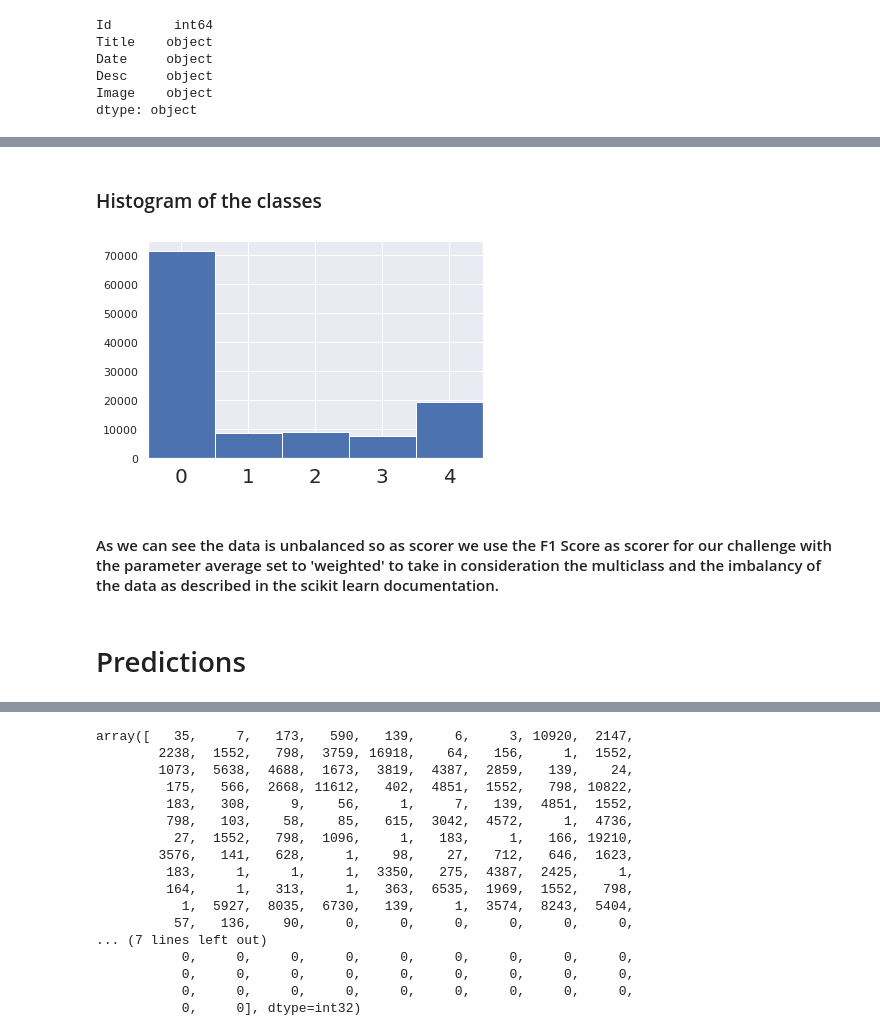
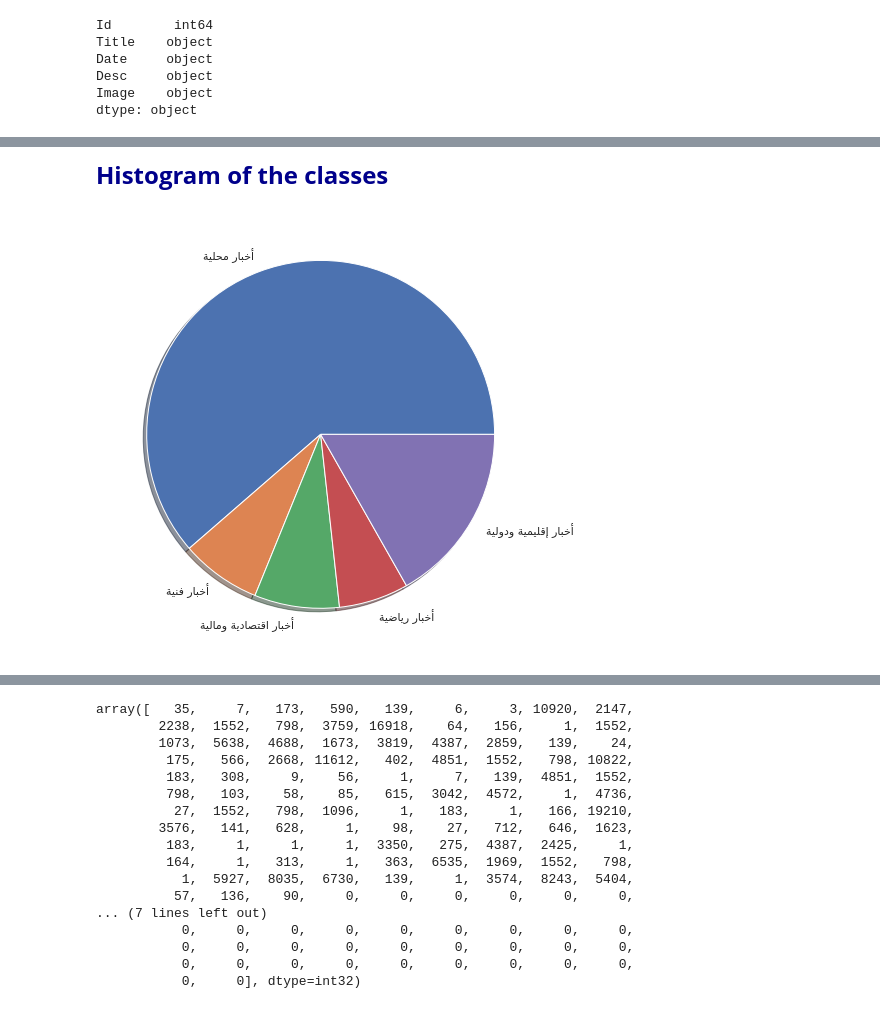
Before and after one commit to hadi-abdine/ArabicNewsCategoryPrediction, a Jupyter notebook: ArabicNewsCategoryPrediction_starting_kit.ipynb, the cells around one changed output, grey strips where cells are left out. Saved outputs shown, nothing was run; the diff lists cells and outputs as text; code cells hidden in the pictures.

```diff
--- a/ArabicNewsCategoryPrediction_starting_kit.ipynb
+++ b/ArabicNewsCategoryPrediction_starting_kit.ipynb
@@ -179,20 +267,15 @@ X_df.describe(include='all')
 | 75% | 1.461524e+06 | NaN | NaN | NaN | NaN |
 | max | 1.560310e+06 | NaN | NaN | NaN | NaN |
 # %% [markdown]
-### Histogram of the classes
+<b><font size="5" color="DarkBlue" face="Courier New">Histogram of the classes</font></b>
-# %%
-def bins_labels(bins, **kwargs):
-    bin_w = (max(bins) - min(bins)) / (len(bins) - 1)
-    plt.xticks(np.arange(min(bins)+bin_w/2, max(bins), bin_w), bins, **kwargs)
-    plt.xlim(bins[0], bins[-1])
-
-bins = range(6)
-plt.hist(y_array, bins=bins)
-bins_labels(bins, fontsize=20)
-plt.show()
-# %% [output]
-[figure, removed]
-# %% [markdown]
-#### As we can see the data is unbalanced so as scorer we use the F1 Score as scorer for our challenge with the parameter average set to 'weighted' to take in consideration the multiclass and the imbalancy of the data as described in the scikit learn documentation.
-# %% [markdown]
-# Predictions
+# %%
+plt.figure(figsize=(12, 8))
+unique, counts = np.unique(y_array, return_counts=True)
+categories = ['أخبار محليّة', 'أخبار فنية', 'أخبار اقتصادية ومالية', 'أخبار رياضية', 'أخبار إقليمية ودولية']
+labels_arab = []
+for i in categories:
+    labels_arab.append(get_display(arabic_reshaper.reshape(i)))
+plt.pie(counts, labels=labels_arab, shadow=True)
+plt.show()
+# %% [output]
+[figure, added]
```
Also changed, not shown: parts of 79 cells of this notebook, 15 other files.
